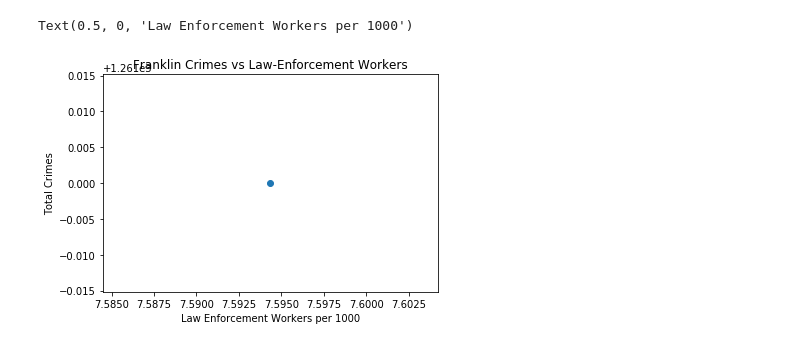
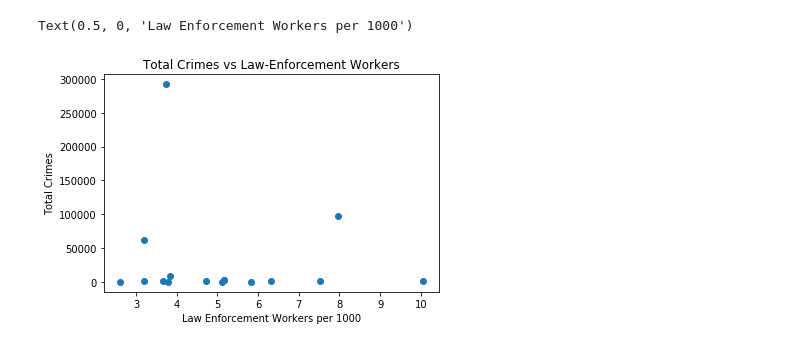
Before and after one commit to swbrummund/Project.01, a Jupyter notebook: Data_Analysis/Test Analysis-Franklin.ipynb, the cells around one changed output. Saved outputs shown, nothing was run; the diff lists cells and outputs as text; code cells hidden in the pictures.

```diff
--- a/Data_Analysis/Test Analysis-Franklin.ipynb
+++ b/Data_Analysis/Test Analysis-Franklin.ipynb
@@ -3,9 +3,10 @@ import pandas as pd
 import matplotlib.pyplot as plt
 import numpy as np
 # %%
-census_file = "../Data_Collection/Census_API/CensusDataFrame.csv"
-
-franklin_file = "../Data_Collection/FBI_API/FranklinTestData.csv"
+census_file = "../Data_Collection/Census_API/CensusDataFrameClean.csv"
+county_pop_file = "../Data_Collection/FBI_API/SampleTestCounties.csv"
+crime_file = "../Data_Collection/FBI_API/SampleTestCrimeData.csv"
 
 census_df = pd.read_csv(census_file)
-franklin_crime = pd.read_csv(franklin_file)
+county_pop = pd.read_csv(county_pop_file)
+crime_df = pd.read_csv(crime_file)
@@ -45,0 +13,3 @@ Name: 622, dtype: object
+# %%
+census_df["Name"] = list(map(lambda x: x.upper(), census_df['Name']))
+census_df = census_df.rename(columns={"Name":"County"})
@@ -45,0 +21,3 @@ Name: 622, dtype: object
+# %%
+crime_df = crime_df.rename(columns={"COUNTYNAME":"County"})
+crime_df
@@ -45,0 +42,3 @@ Name: 622, dtype: object
+# %%
+census_sample = pd.merge(crime_df,census_df,on="County",how="inner")
+census_sample
@@ -46,9 +63,9 @@ Name: 622, dtype: object
 # %%
-plt.scatter(x=franklin['Law-Enforcement per 1000'],y=franklin_crime['Total Crimes'])
+plt.scatter(x=census_sample['Law-Enforcement per 1000'],y=crime_df["crimes commited"])
 
-plt.title('Franklin Crimes vs Law-Enforcement Workers')
+plt.title('Total Crimes vs Law-Enforcement Workers')
 plt.ylabel("Total Crimes")
 plt.xlabel("Law Enforcement Workers per 1000")
 # %% [output]
 Text(0.5, 0, 'Law Enforcement Workers per 1000')
-[figure, old version]
+[figure, new version]
```
Also changed, not shown: parts of 6 cells of this notebook, 19 other files.
